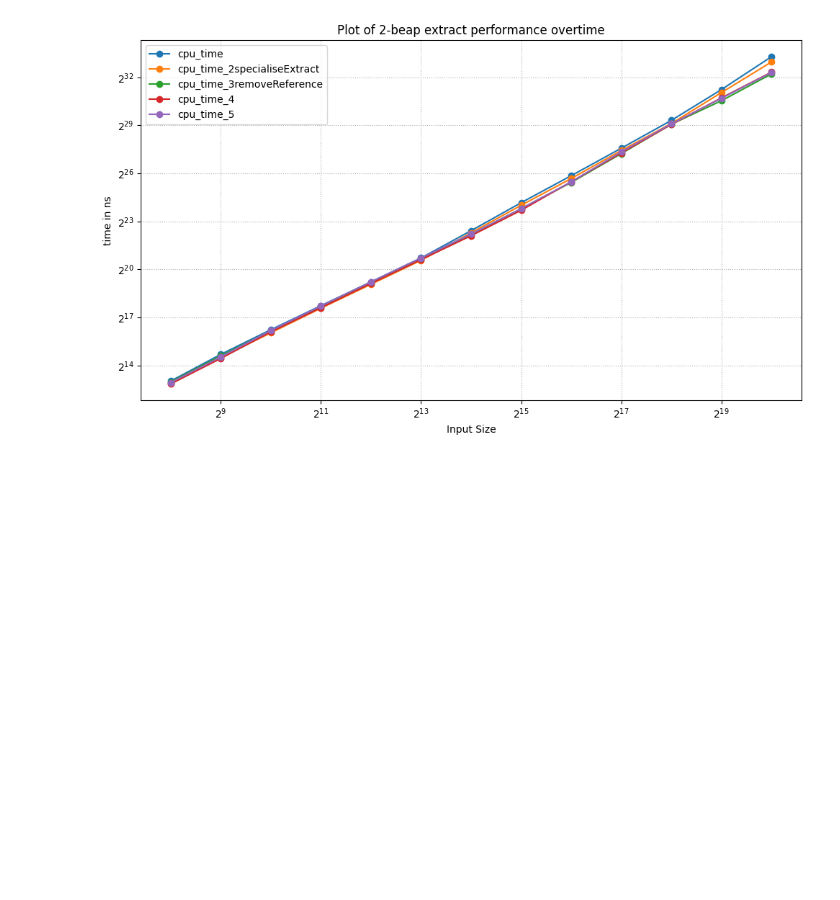
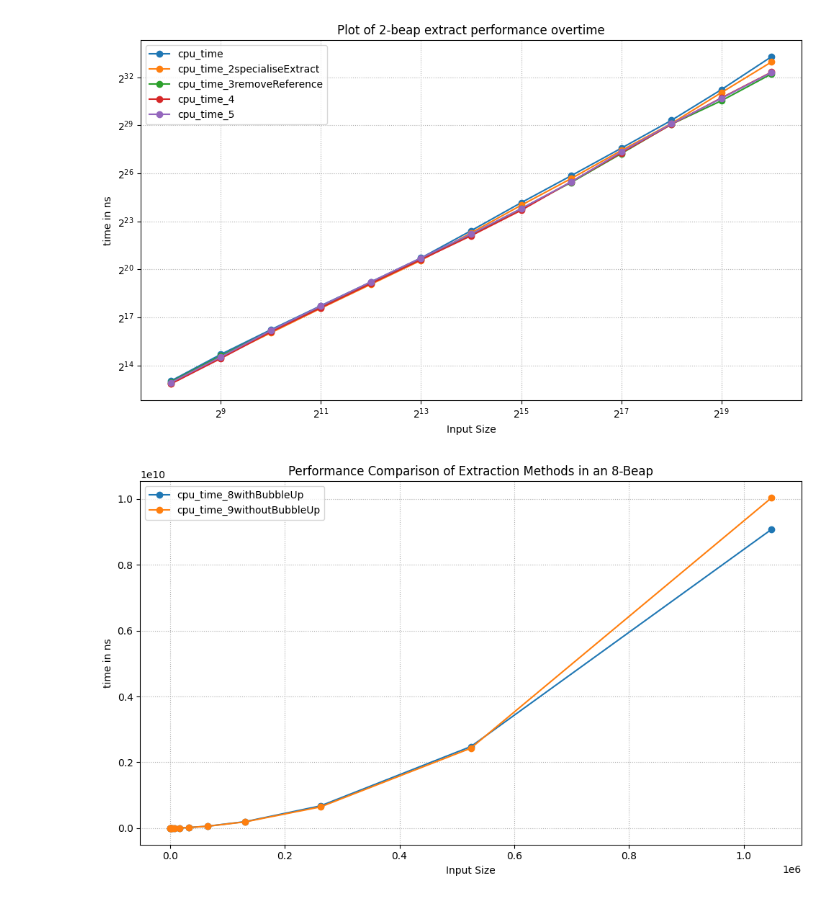
Before and after one commit to lanre01/Dissertation, a Jupyter notebook: Dissertation/cache_vis/2-beap_vis.ipynb, the cells around one changed output. Saved outputs shown, nothing was run; the diff lists cells and outputs as text; code cells hidden in the pictures; blank space fills up the shorter version.

```diff
--- a/Dissertation/cache_vis/2-beap_vis.ipynb
+++ b/Dissertation/cache_vis/2-beap_vis.ipynb
@@ -84,3 +93,31 @@ plt.show()
  4.87090e+06 1.46281e+07 4.66403e+07 1.70808e+08 5.73657e+08 1.73573e+09
  5.33440e+09]
 [figure]
+# %%
+otherCols = ["op", "size"]
+
+colsToPlot = ["cpu_time_8withBubbleUp", "cpu_time_9withoutBubbleUp"]
+df_extract = df[df["op"] == "Extract"]
+df_extract = df_extract.sort_values("size")
+
+plt.figure(figsize=(10,6))
+plt.title(f"Performance Comparison of Extraction Methods in an 8-Beap")
+plt.xlabel("Input Size")
+plt.ylabel("time in ns")
+# plt.xscale("log", base=2)
+# plt.yscale("log", base=2)
+# plt.ylim(bottom=0)
+
+x = df_extract["size"].to_numpy()
+
+for col in colsToPlot:
+    y = df_extract[col].to_numpy()
+    plt.plot(x, y, marker="o", label=col)
+    #print(y)
+
+plt.grid(True, which="both", linestyle=":")
+plt.legend()
+plt.tight_layout()
+plt.show()
+# %% [output]
+[figure, added]
```
Also changed, not shown: parts of 2 cells of this notebook, 22 other files.
